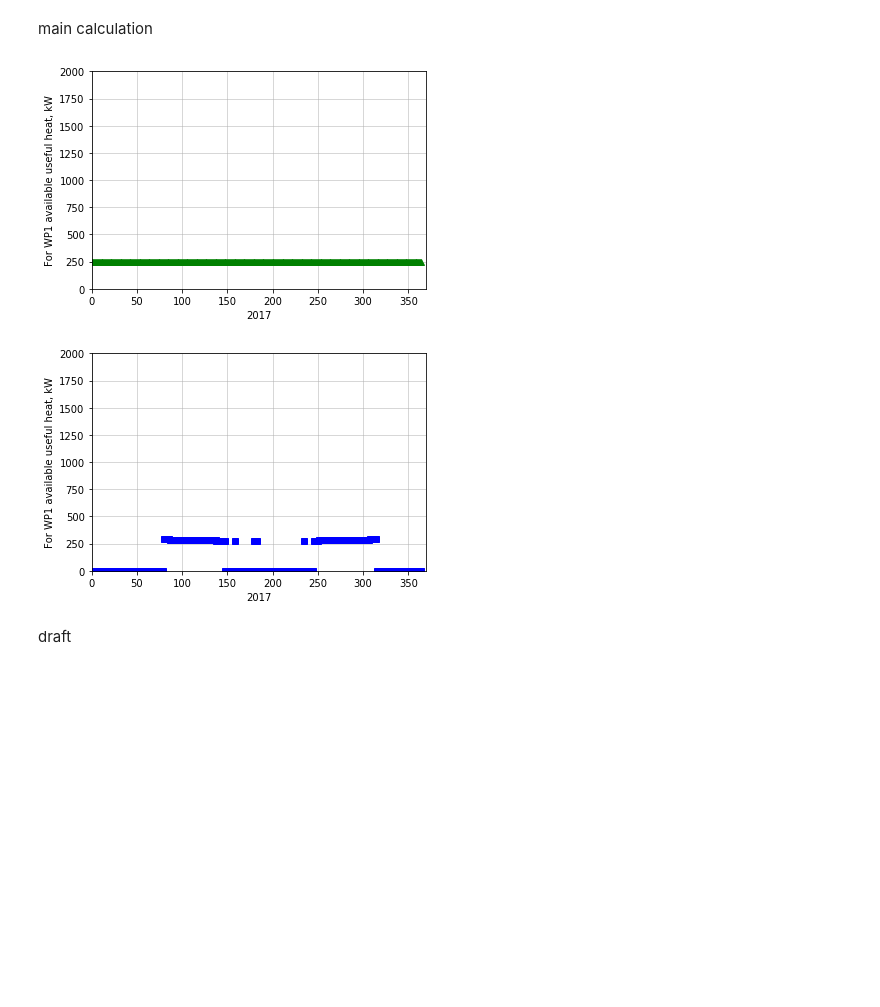
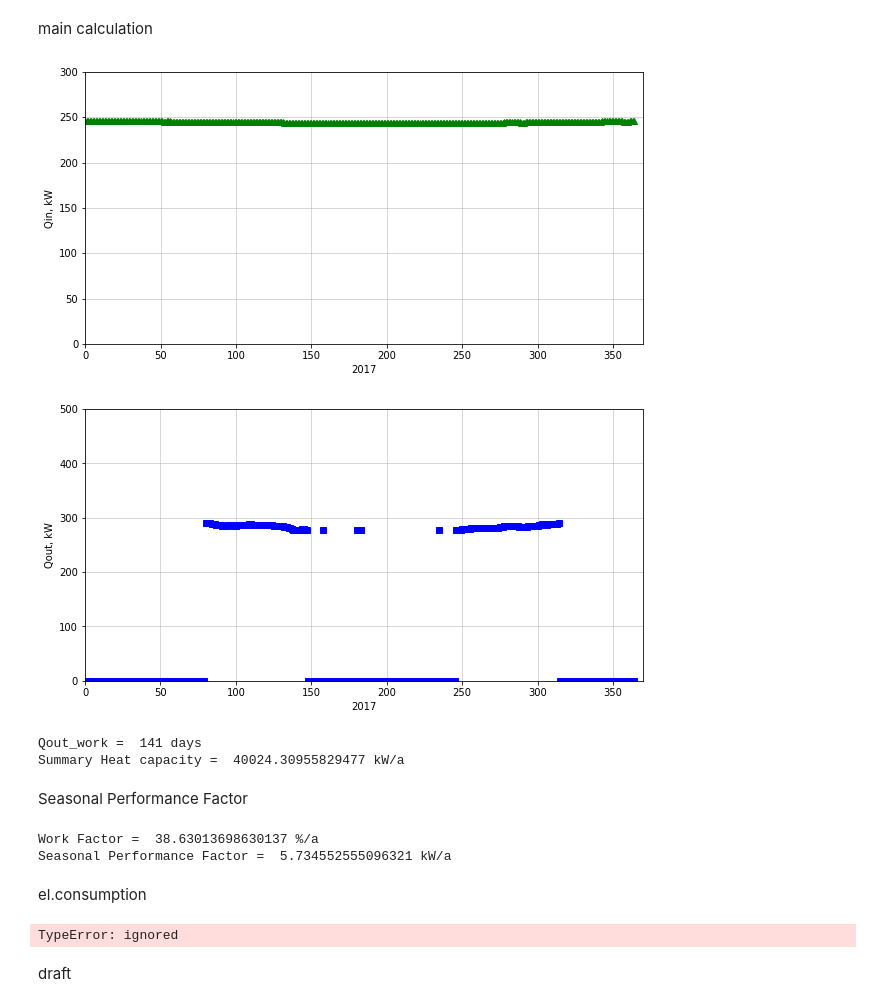
Before and after one commit to msbonus/swhp, a Jupyter notebook: main.ipynb, the cells around one changed output. Drawn from its saved outputs; the diff is of its cells as text; code cells hidden in the pictures; blank space fills up the shorter version.

```diff
--- a/main.ipynb
+++ b/main.ipynb
@@ -83,6 +87,9 @@ class HeatPump:
     return ((Qin * COP)/(COP - 1)) #kW
   #else:
     #return 0
+
+  def getPel(self, COP, Qout):
+     return (COP * Qout) #kW
 # %% [markdown]
 Definiton of Class "Database"
 # %%
@@ -152,39 +159,83 @@ main calculation
 # %%
 Qin = []
 for i in range(len(Tw)):
   Qin.append(WP1.getQin(WP1.getW_flow(), float(Tw[i])))
 
 x = range(len(Qin))
 y = Qin
 
+plt.figure(figsize=(10,5))
 plt.plot(x, y, "g^")
 plt.xlabel('2017')
-plt.ylabel('For WP1 available useful heat, kW')
-plt.axis([0, 370, 0, 2000])
+plt.ylabel('Qin, kW')
+plt.axis([0, 370, 0, 300])
 plt.grid(linestyle='-', linewidth=0.5)
 plt.show()
 
+
 Qout = []
+Qout_work = 0
 for i in range(len(Qin)):
   Qout.append(WP1.getoutHeat(Qin[i], COP[i]))
+  if Qout[i]>0:
+    Qout_work += 1
+
+aQout = sum (Qout)
 
 x = range(len(Qout))
 y = Qout
 
-plt.plot(x, y, "bs")
+plt.figure(figsize=(10,5))
+plt.plot(x, y, 'bs')
+#plt.plot(x, y, marker='s', color='b')
 plt.xlabel('2017')
-plt.ylabel('For WP1 available useful heat, kW')
-plt.axis([0, 370, 0, 2000])
+plt.ylabel('Qout, kW')
+plt.axis([0, 370, 0, 500])
 plt.grid(linestyle='-', linewidth=0.5)
 plt.show()
 
 
-
-
-  #def Qin(self, w_flow, Tw):
-    #return Vin*WaterDensity(Tw)*WaterCp(Tw)*(Tw-(Tw-3))/3600 #kW
+print ("Qout_work = ", Qout_work, "days")
+print ("Summary Heat capacity = ", aQout, "kW/a")
 # %% [output]
-[figure, old version]
+[figure, new version]
-[figure, old version]
+[figure, new version]
+Qout_work =  141 days
+Summary Heat capacity =  40024.30955829477 kW/a
+# %% [markdown]
+Seasonal Performance Factor
+# %%
+
+print("Work Factor = ", (Qout_work/365)*100, "%/a")
+
+SPF = aQout/(Qout_work*WP1.Consumption)
+print ("Seasonal Performance Factor = ", SPF, "kW/a")
+# %% [output]
+Work Factor =  38.63013698630137 %/a
+Seasonal Performance Factor =  5.734552555096321 kW/a
+# %% [markdown]
+el.consumption
+# %%
+def getPel(self, COP, Qout):
+     return (COP * Qout) #kW
+
+
+Pel = []
+for i in range(len(Qout)):
+  Pel.append(getPel(WP1.getCOP(float(Tw[i])), Qout[i]))
+print (Pel(60))
+
+x = range(len(Qout))
+y = Pel
+
+plt.figure(figsize=(10,5))
+plt.plot(x, y, "g^")
+plt.xlabel('2017')
+plt.ylabel('Qin, kW')
+plt.axis([0, 370, 0, 300])
+plt.grid(linestyle='-', linewidth=0.5)
+plt.show()
+# %% [output]
+TypeError: ignored
 # %% [markdown]
 draft
```
Also changed, not shown: parts of 7 cells of this notebook.
